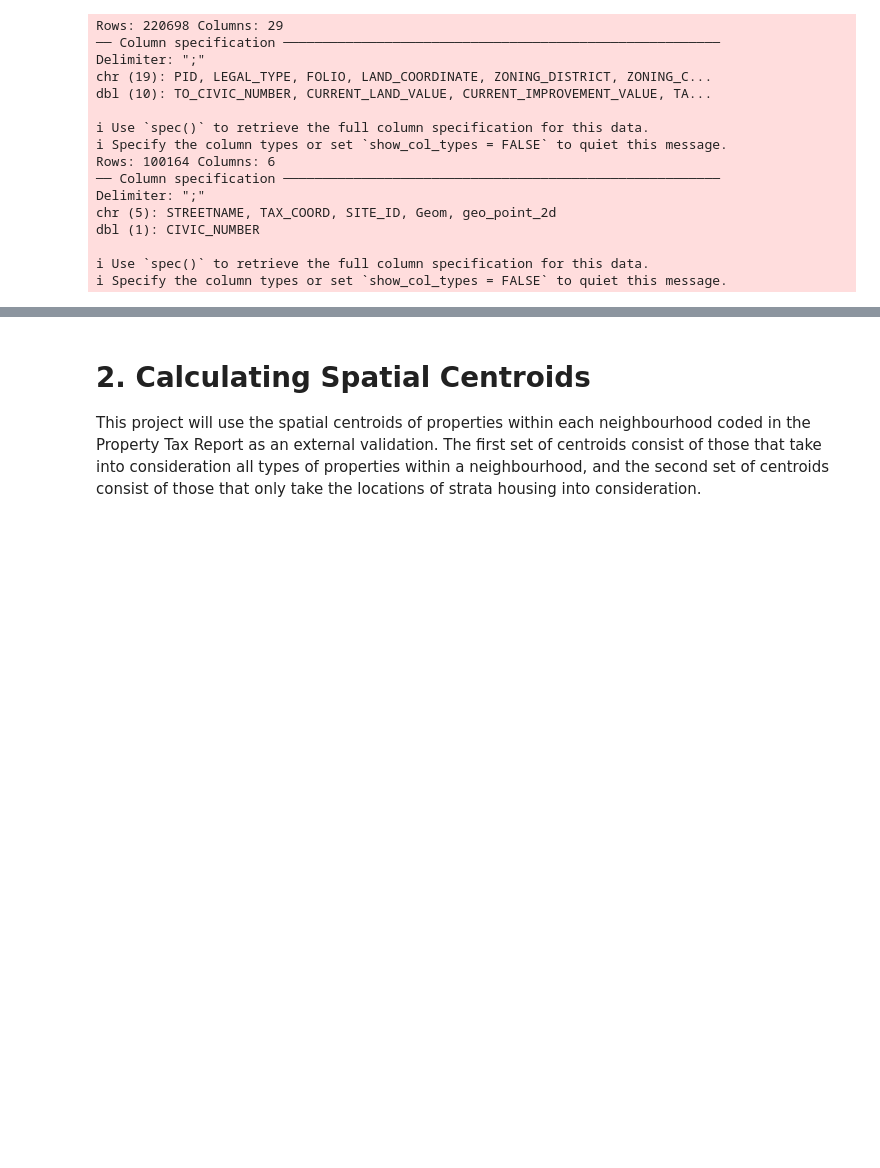
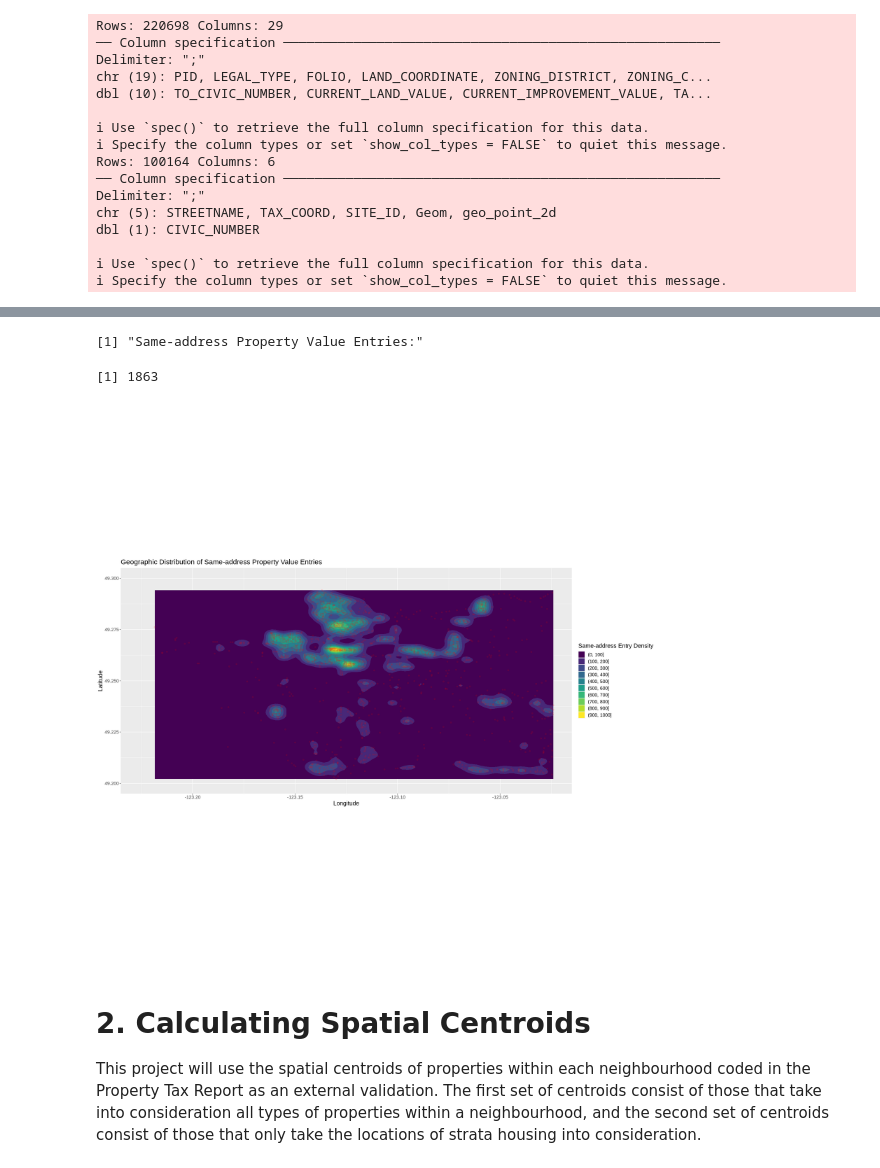
Before and after one commit to halarii/dsci100-2023s1-group-44, a Jupyter notebook: clustering-analysis.ipynb, the cells around one changed output, grey strips where cells are left out. Drawn from its saved outputs; the diff is of its cells as text; code cells hidden in the pictures; blank space fills up the shorter version.

```diff
--- a/clustering-analysis.ipynb
+++ b/clustering-analysis.ipynb
@@ -93,3 +106,32 @@ A tibble: 3 × 2
+# %%
+## Address Aggregation
+# Find count of same-address property value entries by location
+property_aggregated <- property_housing_only |>
+                        group_by(lat, long) |>
+                        count() |>
+                        arrange(n) |>
+                        filter(n > 1)
+print("Same-address Property Value Entries:")
+nrow(property_aggregated)
+
+# Plot Geographic distribution of Same-Address Property
+options(repr.plot.width = 20, repr.plot.height =20)
+property_plot <- property_aggregated |>
+                mutate(lat = as.double(lat)) |>
+                mutate(long = as.double(long)) |>
+                ggplot(aes(x=long,y=lat, z=n)) +
+                geom_density_2d_filled(adjust = 1/4) +
+                geom_point(alpha = 0.125, color = "red") +
+                coord_fixed(ratio = 1, xlim = c(-123.225,-123.025), ylim = c(49.20, 49.30), expand = TRUE, clip = "on") +
+                labs(x = "Longitude", y = "Latitude",
+                     fill = "Same-address Entry Density",
+                     title = "Geographic Distribution of Same-address Property Value Entries") +
+                theme(text = element_text(size = 15))
+property_plot
+# %% [output]
+[1] "Same-address Property Value Entries:"
+[1] 1863
+[figure, added]
 # %% [markdown]
 <h1> 2. Calculating Spatial Centroids </h1>
 
```
Also changed, not shown: parts of 5 cells of this notebook.
